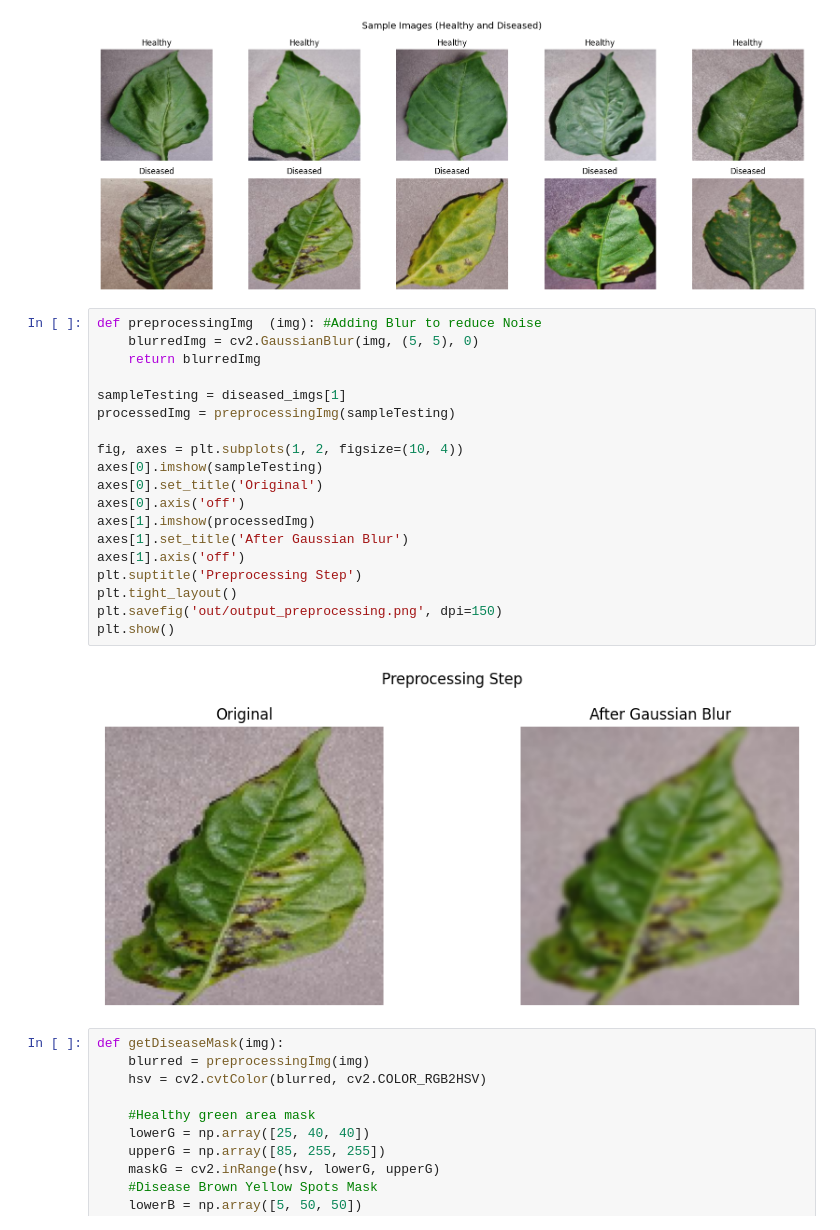
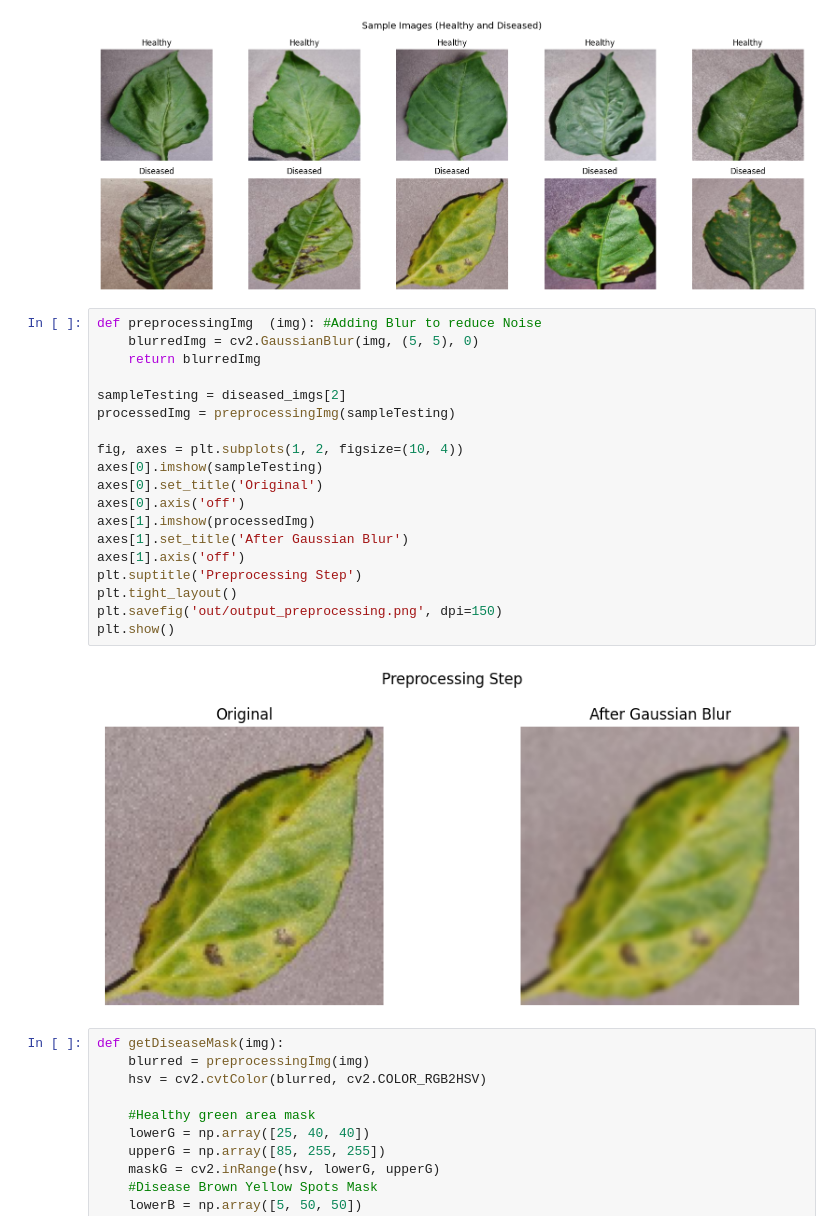
Before and after one commit to heyisula/plant-disease-detection, a Jupyter notebook: train.ipynb, the cells around one changed output. Saved outputs shown, nothing was run; the diff lists cells and outputs as text.

```diff
--- a/train.ipynb
+++ b/train.ipynb
@@ -81,24 +81,24 @@ plt.show()
 # %%
 def preprocessingImg  (img): #Adding Blur to reduce Noise
     blurredImg = cv2.GaussianBlur(img, (5, 5), 0)
     return blurredImg
 
-sampleTesting = diseased_imgs[1]
+sampleTesting = diseased_imgs[2]
 processedImg = preprocessingImg(sampleTesting)
 
 fig, axes = plt.subplots(1, 2, figsize=(10, 4))
 axes[0].imshow(sampleTesting)
 axes[0].set_title('Original')
 axes[0].axis('off')
 axes[1].imshow(processedImg)
 axes[1].set_title('After Gaussian Blur')
 axes[1].axis('off')
 plt.suptitle('Preprocessing Step')
 plt.tight_layout()
 plt.savefig('out/output_preprocessing.png', dpi=150)
 plt.show()
 # %% [output]
-[figure, old version]
+[figure, new version]
 # %%
 def getDiseaseMask(img):
     blurred = preprocessingImg(img)
```
Also changed, not shown: parts of 2 cells of this notebook, 3 other files.
